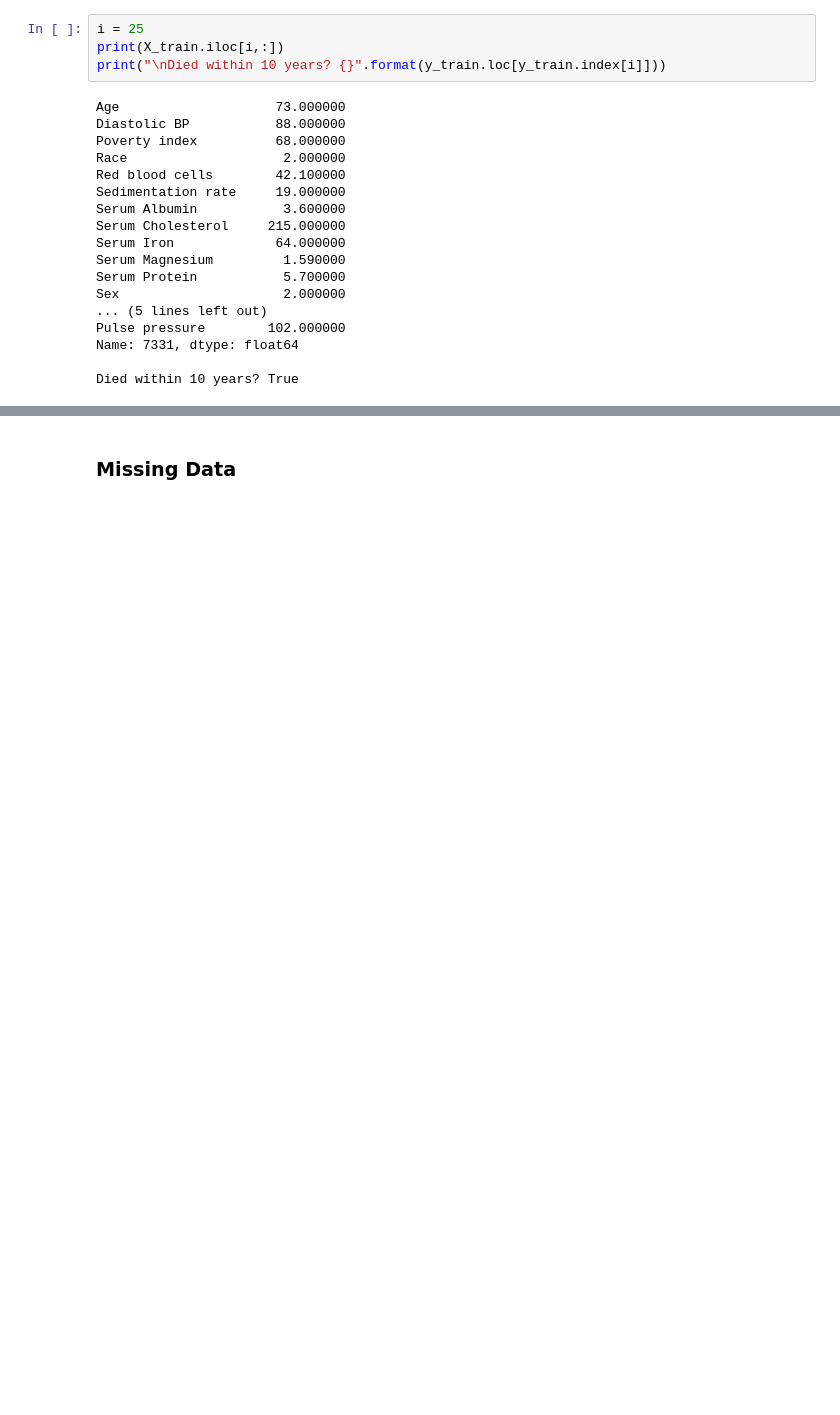
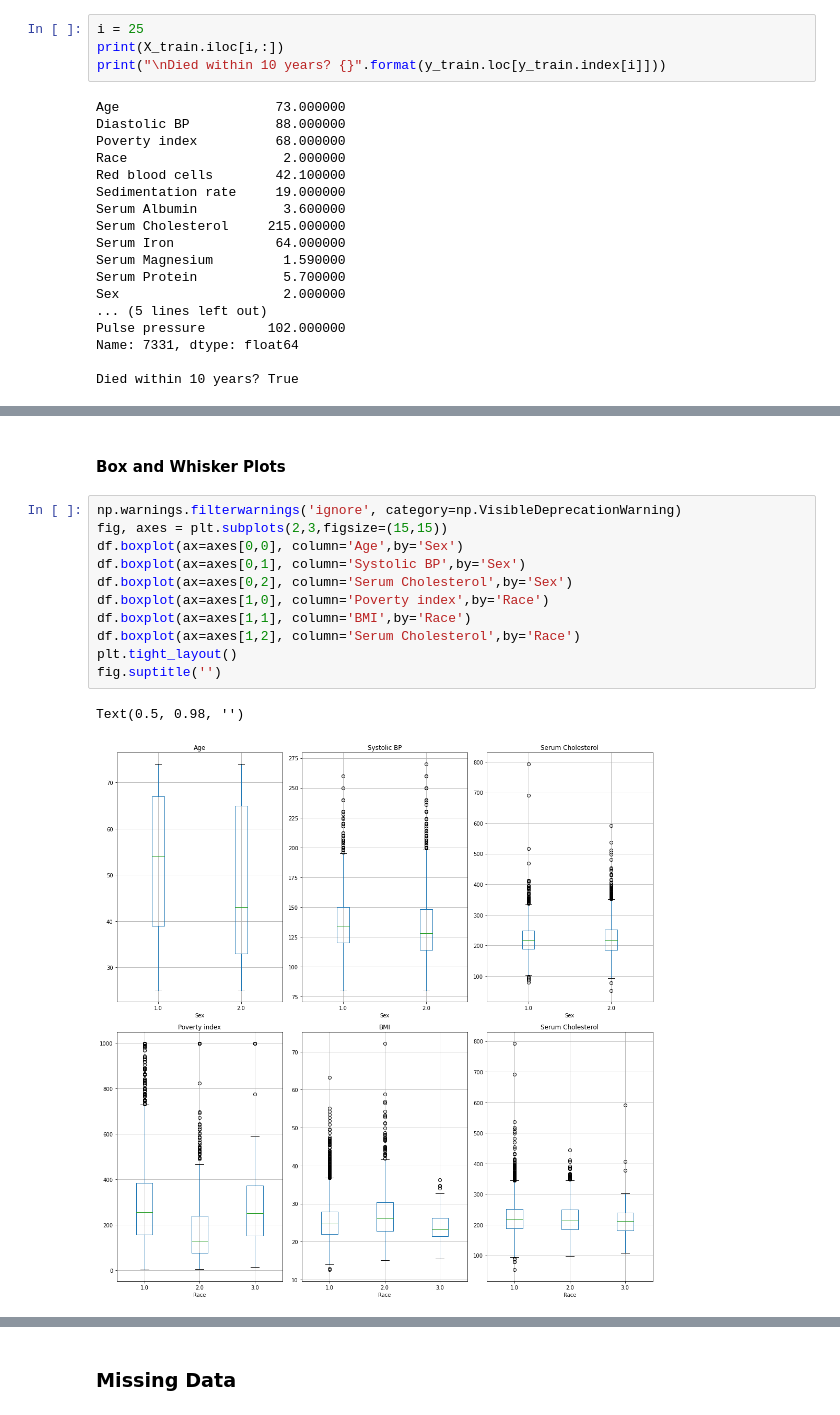
Before and after one commit to knaaga/death-risk-prediction-models, a Jupyter notebook: risk_prediction_model.ipynb, the cells around one changed output, grey strips where cells are left out. Saved outputs shown, nothing was run; the diff lists cells and outputs as text; blank space fills up the shorter version.

```diff
--- a/risk_prediction_model.ipynb
+++ b/risk_prediction_model.ipynb
@@ -144,0 +169,16 @@ Died within 10 years? True
+# %% [markdown]
+#### Box and Whisker Plots
+# %%
+np.warnings.filterwarnings('ignore', category=np.VisibleDeprecationWarning)
+fig, axes = plt.subplots(2,3,figsize=(15,15))
+df.boxplot(ax=axes[0,0], column='Age',by='Sex')
+df.boxplot(ax=axes[0,1], column='Systolic BP',by='Sex')
+df.boxplot(ax=axes[0,2], column='Serum Cholesterol',by='Sex')
+df.boxplot(ax=axes[1,0], column='Poverty index',by='Race')
+df.boxplot(ax=axes[1,1], column='BMI',by='Race')
+df.boxplot(ax=axes[1,2], column='Serum Cholesterol',by='Race')
+plt.tight_layout()
+fig.suptitle('')
+# %% [output]
+Text(0.5, 0.98, '')
+[figure, added]
```
Also changed, not shown: parts of 46 cells of this notebook, 1 other file.
